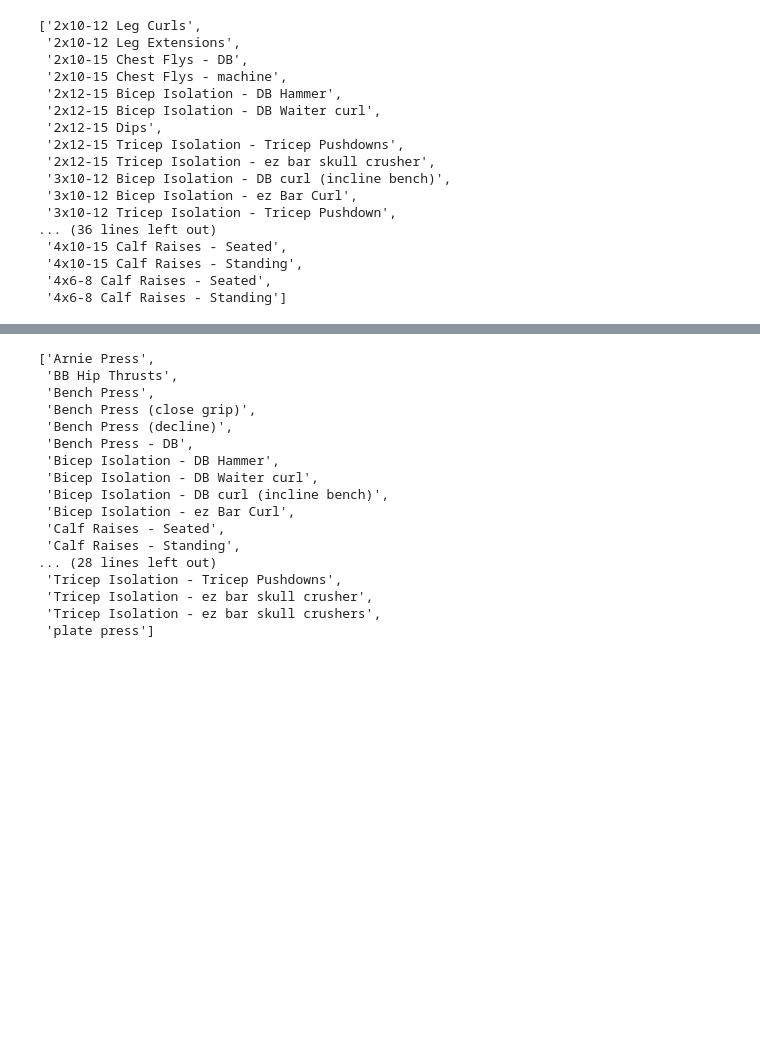
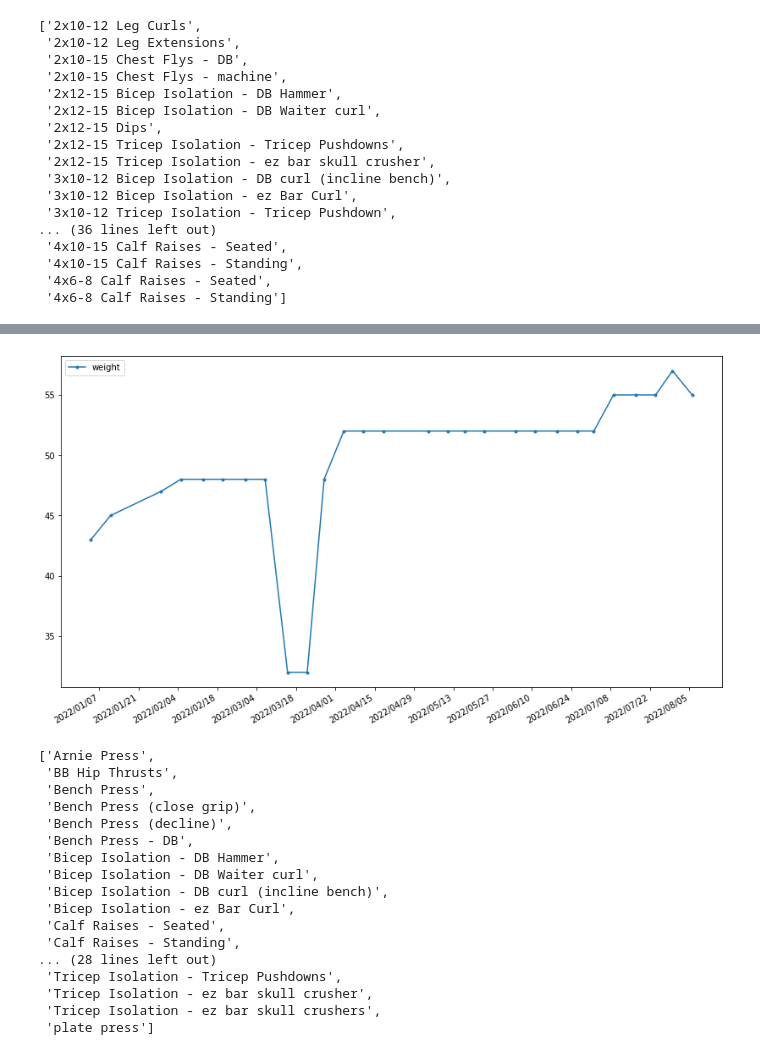
Before and after one commit to jgwinnett/lifts, a Jupyter notebook: gym_progress.ipynb, the cells around one changed output, grey strips where cells are left out. Cells and saved outputs as stored; diff of their text form; code cells hidden in the pictures; blank space fills up the shorter version.

```diff
--- a/gym_progress.ipynb
+++ b/gym_progress.ipynb
@@ -101,3 +211,22 @@ IndexError: string index out of range
+# %%
+import matplotlib.dates as dates
+
+plt.close("all")
+df_to_plot = exercises_date_weight_frames["2x10-12 Leg Curls"]
+df_to_plot.index = pd.to_datetime(df_to_plot.index, dayfirst=True, infer_datetime_format=True)
+
+df_to_plot = df_to_plot.astype({
+    "weight": 'int'})
+
+
+bar = df_to_plot.plot(figsize=(14, 8), style='.-')
+
+bar.xaxis.set_major_formatter(dates.DateFormatter('%Y/%m/%d'))
+bar.xaxis.set_major_locator(dates.DayLocator(interval=14))
+
+bar.get_figure().savefig('plots/' + str("2x10-12 Leg Curls"))
+# %% [output]
+[figure, added]
 # %%
 exercises_only = []
 
```
Also changed, not shown: parts of 5 cells of this notebook, 1 other file.
